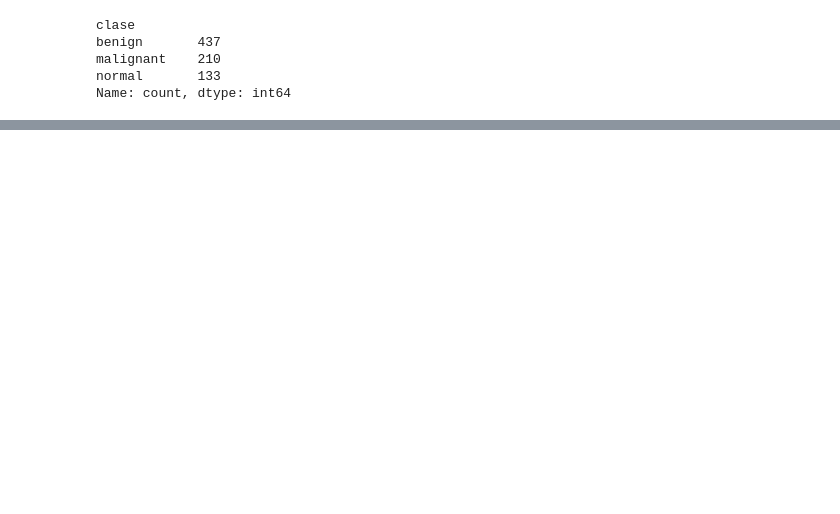
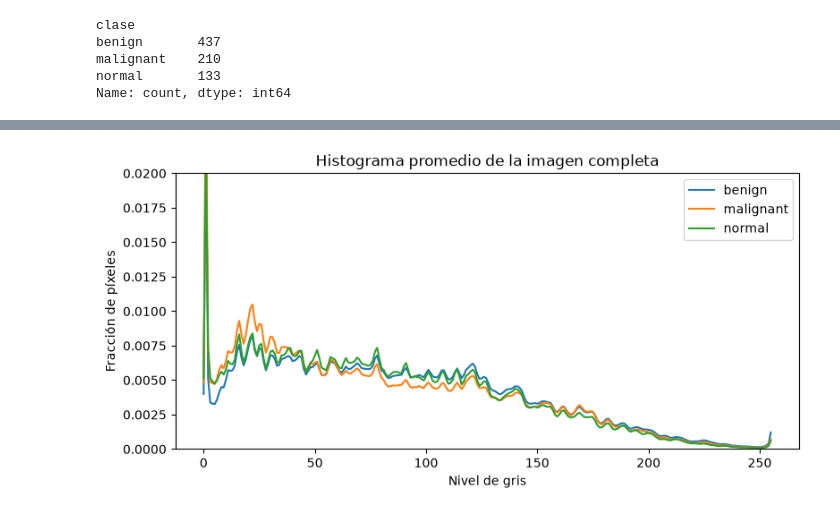
Before and after one commit to gustsita/PSIB_TPI_GRUPO_13, a Jupyter notebook: notebooks/00_exploracion.ipynb, the cells around one changed output, grey strips where cells are left out. Saved outputs shown, nothing was run; the diff lists cells and outputs as text; code cells hidden in the pictures; blank space fills up the shorter version.

```diff
--- a/notebooks/00_exploracion.ipynb
+++ b/notebooks/00_exploracion.ipynb
@@ -53,0 +323,23 @@ plt.show()
+# %%
+clases = ["benign", "malignant", "normal"]
+hist_clase = {c: np.zeros(256) for c in clases}
+
+for _, caso in casos.iterrows():
+    img, mascara = cargar_caso(caso)
+    h = np.bincount(img.ravel(), minlength=256)   # cuántos píxeles hay de cada nivel 0..255
+    hist_clase[caso["clase"]] += h / h.sum()       # normalizado: fracción de píxeles
+
+for c in clases:
+    hist_clase[c] /= (casos["clase"] == c).sum()   # promedio de la clase
+
+plt.figure(figsize=(9, 4))
+for c in clases:
+    plt.plot(hist_clase[c], label=c)
+plt.ylim(0, 0.02)          # recortamos el eje para que no lo domine el pico en 0
+plt.xlabel("Nivel de gris")
+plt.ylabel("Fracción de píxeles")
+plt.title("Histograma promedio de la imagen completa")
+plt.legend()
+plt.show()
+# %% [output]
+[figure, added]
```
Also changed, not shown: parts of 42 cells of this notebook.
